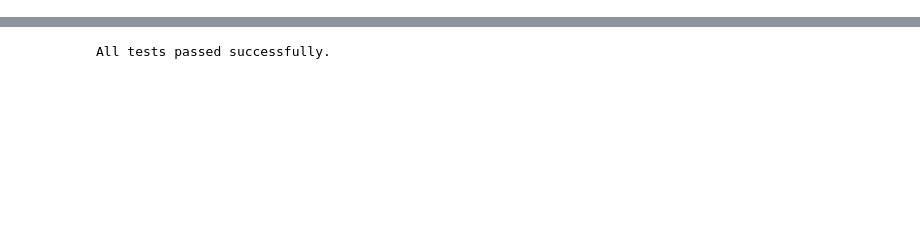
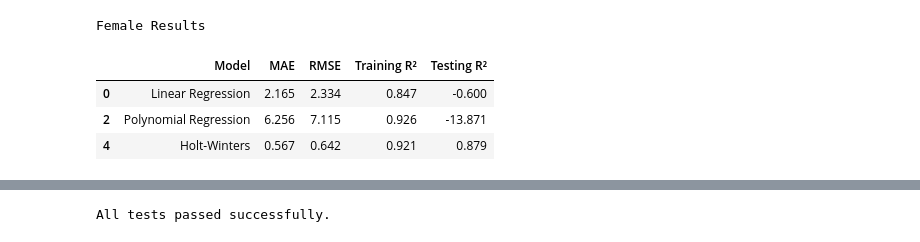
Before and after one commit to HudaSleem/AI-project, a Jupyter notebook: Testing.ipynb, the cells around one changed output, grey strips where cells are left out. Drawn from its saved outputs; the diff is of its cells as text; code cells hidden in the pictures; blank space fills up the shorter version.

```diff
--- a/Testing.ipynb
+++ b/Testing.ipynb
@@ -348,0 +414,15 @@ INFO:root:Step 8 finished: Visualizations generated successfully.
+# %%
+# Female Results
+
+female_results = results_by_gender[
+    results_by_gender["Gender"] == "Female"
+].drop(columns=["Gender"])
+
+print("Female Results")
+display(female_results)
+# %% [output]
+Female Results
+|  | Model | MAE | RMSE | Training R² | Testing R² |
+| 0 | Linear Regression | 2.165 | 2.334 | 0.847 | -0.600 |
+| 2 | Polynomial Regression | 6.256 | 7.115 | 0.926 | -13.871 |
+| 4 | Holt-Winters | 0.567 | 0.642 | 0.921 | 0.879 |
```
Also changed, not shown: parts of 24 cells of this notebook.
